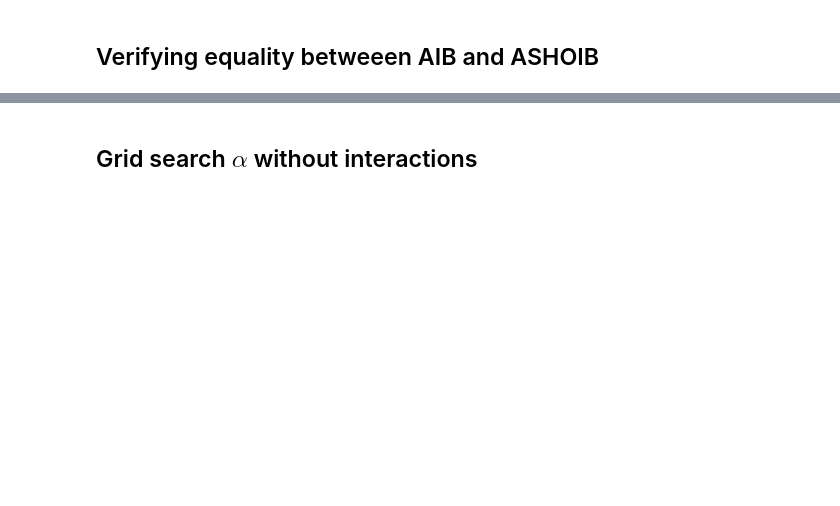
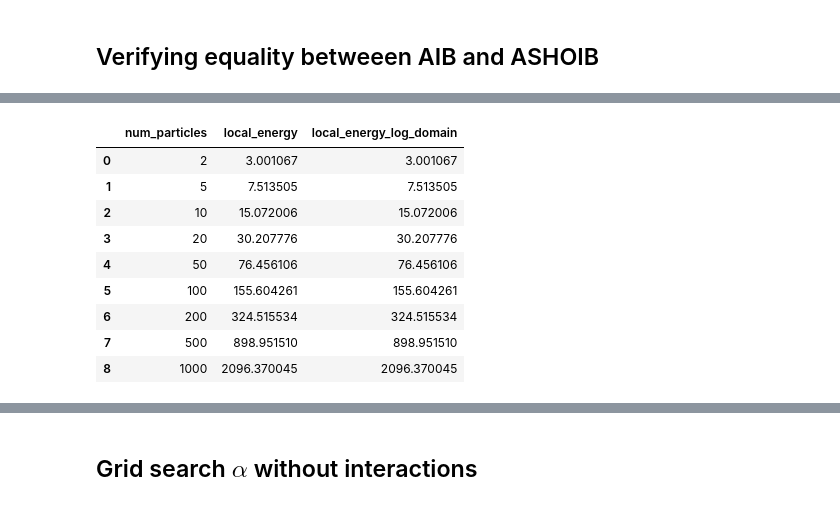
Before and after one commit to nicolossus/FYS4411-Project1, a Jupyter notebook: notebooks/Interactions_analysis.ipynb, the cells around one changed output, grey strips where cells are left out. Saved outputs shown, nothing was run; the diff lists cells and outputs as text; code cells hidden in the pictures; blank space fills up the shorter version.

```diff
--- a/notebooks/Interactions_analysis.ipynb
+++ b/notebooks/Interactions_analysis.ipynb
@@ -195,0 +194,13 @@ ValueError: Unknown format code 'f' for object of type 'str'
+# %%
+pd.DataFrame.from_dict(data_dict)
+# %% [output]
+|  | num_particles | local_energy | local_energy_log_domain |
+| 0 | 2 | 3.001067 | 3.001067 |
+| 1 | 5 | 7.513505 | 7.513505 |
+| 2 | 10 | 15.072006 | 15.072006 |
+| 3 | 20 | 30.207776 | 30.207776 |
+| 4 | 50 | 76.456106 | 76.456106 |
+| 5 | 100 | 155.604261 | 155.604261 |
+| 6 | 200 | 324.515534 | 324.515534 |
+| 7 | 500 | 898.951510 | 898.951510 |
+| 8 | 1000 | 2096.370045 | 2096.370045 |
```
Also changed, not shown: parts of 21 cells of this notebook, 1 other file.
